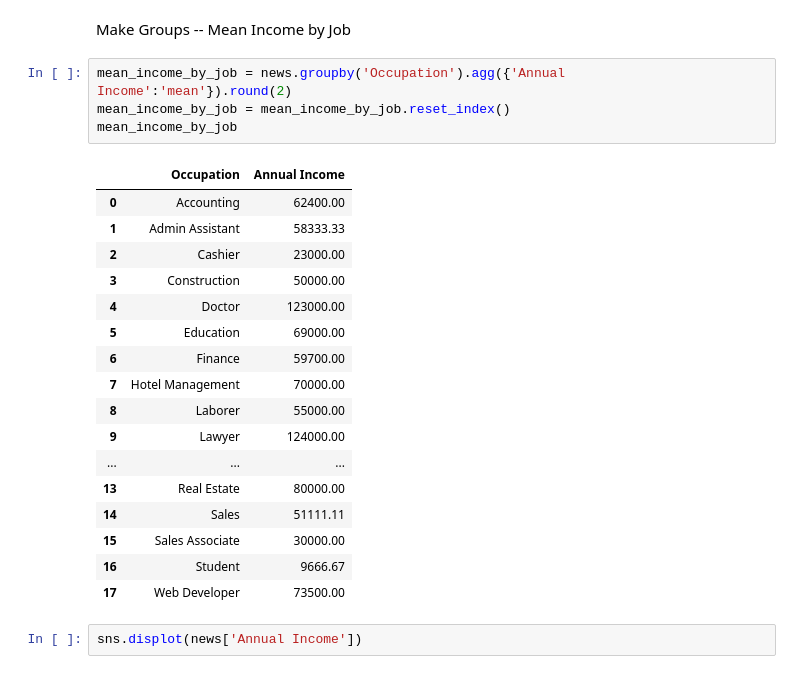
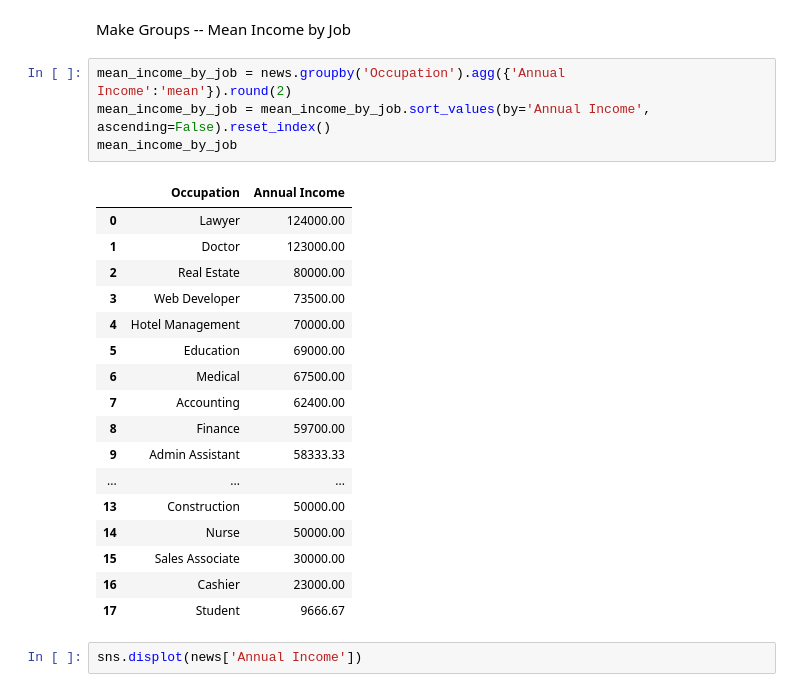
Before and after one commit to emilienaples/people_news_trust, a Jupyter notebook: people_news.ipynb, the cells around one changed output. Saved outputs shown, nothing was run; the diff lists cells and outputs as text.

```diff
--- a/people_news.ipynb
+++ b/people_news.ipynb
@@ -199,26 +222,26 @@ Annual Income has gaps in the distribution. So for Annual Income there are also
 Make Groups -- Mean Income by Job
 # %%
 mean_income_by_job = news.groupby('Occupation').agg({'Annual Income':'mean'}).round(2)
-mean_income_by_job = mean_income_by_job.reset_index()
+mean_income_by_job = mean_income_by_job.sort_values(by='Annual Income', ascending=False).reset_index()
 mean_income_by_job
 # %% [output]
 |  | Occupation | Annual Income |
-| 0 | Accounting | 62400.00 |
-| 1 | Admin Assistant | 58333.33 |
-| 2 | Cashier | 23000.00 |
-| 3 | Construction | 50000.00 |
-| 4 | Doctor | 123000.00 |
+| 0 | Lawyer | 124000.00 |
+| 1 | Doctor | 123000.00 |
+| 2 | Real Estate | 80000.00 |
+| 3 | Web Developer | 73500.00 |
+| 4 | Hotel Management | 70000.00 |
 | 5 | Education | 69000.00 |
-| 6 | Finance | 59700.00 |
-| 7 | Hotel Management | 70000.00 |
-| 8 | Laborer | 55000.00 |
-| 9 | Lawyer | 124000.00 |
+| 6 | Medical | 67500.00 |
+| 7 | Accounting | 62400.00 |
+| 8 | Finance | 59700.00 |
+| 9 | Admin Assistant | 58333.33 |
 | ... | ... | ... |
-| 13 | Real Estate | 80000.00 |
-| 14 | Sales | 51111.11 |
+| 13 | Construction | 50000.00 |
+| 14 | Nurse | 50000.00 |
 | 15 | Sales Associate | 30000.00 |
-| 16 | Student | 9666.67 |
-| 17 | Web Developer | 73500.00 |
+| 16 | Cashier | 23000.00 |
+| 17 | Student | 9666.67 |
 # %%
 sns.displot(news['Annual Income'])
 # %% [output]
```
Also changed, not shown: parts of 60 cells of this notebook.
